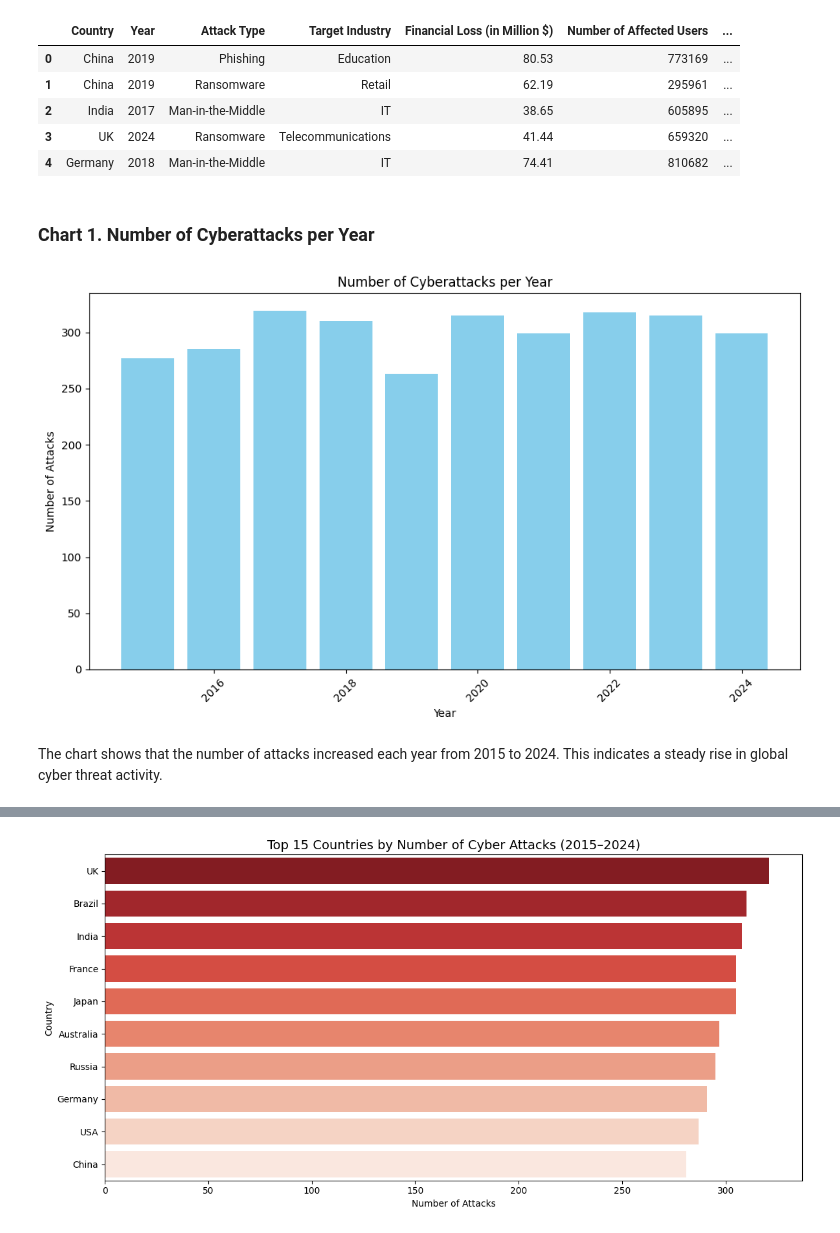
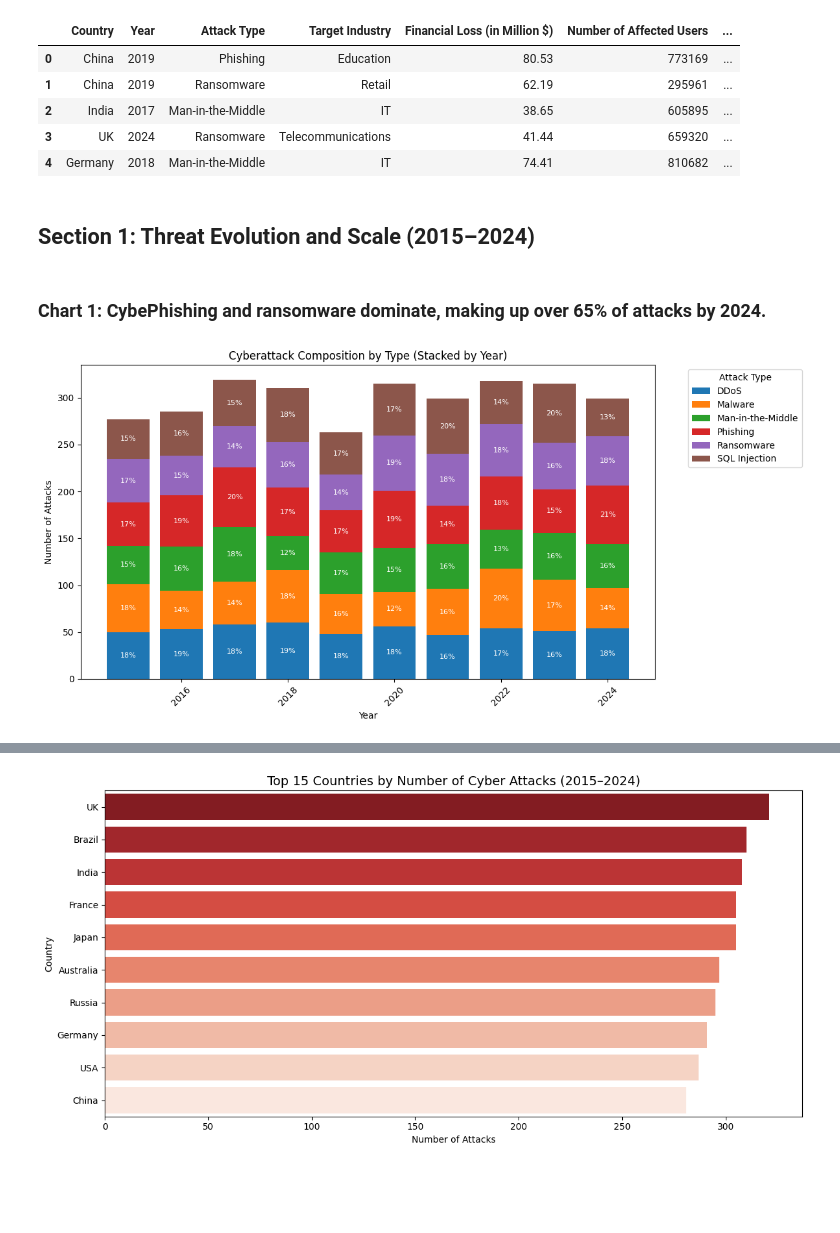
Before and after one commit to dolludaa/Global-Cybersecurity-Threats-2015-2024, a Jupyter notebook: business_analysis.ipynb, the cells around one changed output, grey strips where cells are left out. Cells and saved outputs as stored; diff of their text form; code cells hidden in the pictures; blank space fills up the shorter version.

```diff
--- a/business_analysis.ipynb
+++ b/business_analysis.ipynb
@@ -54,18 +59,32 @@ df.head()
 | 2 | India | 2017 | Man-in-the-Middle | IT | 38.65 | 605895 | ... |
 | 3 | UK | 2024 | Ransomware | Telecommunications | 41.44 | 659320 | ... |
 | 4 | Germany | 2018 | Man-in-the-Middle | IT | 74.41 | 810682 | ... |
-# %% [markdown]
-### Chart 1. Number of Cyberattacks per Year
-# %%
-plt.figure(figsize=(10, 6))
-plt.bar(yearly_attacks['Year'], yearly_attacks['Attack Count'], color='skyblue')
-plt.title("Number of Cyberattacks per Year")
-plt.xlabel("Year")
-plt.ylabel("Number of Attacks")
-plt.xticks(rotation=45)
-plt.tight_layout()
-plt.show()
-# %% [output]
-[figure, removed]
-# %% [markdown]
-The chart shows that the number of attacks increased each year from 2015 to 2024. This indicates a steady rise in global cyber threat activity.
+# %% [markdown]
+## Section 1: Threat Evolution and Scale (2015–2024)
+# %% [markdown]
+### Chart 1: CybePhishing and ransomware dominate, making up over **65%** of attacks by 2024.
+# %%
+attack_trends = df.groupby(['Year', 'Attack Type']).size().unstack(fill_value=0)
+attack_percent = attack_trends.div(attack_trends.sum(axis=1), axis=0) * 100
+
+plt.figure(figsize=(12, 6))
+bottom = np.zeros(len(attack_trends))
+
+for col in attack_trends.columns:
+    values = attack_trends[col].values
+    plt.bar(attack_trends.index, values, bottom=bottom, label=col)
+    for i, val in enumerate(values):
+        percent = attack_percent[col].iloc[i]
+        if percent > 5:
+            plt.text(attack_trends.index[i], bottom[i] + val / 2, f'{percent:.0f}%', ha='center', va='center', fontsize=8, color='white')
+    bottom += values
+
+plt.title('Cyberattack Composition by Type (Stacked by Year)')
+plt.xlabel('Year')
+plt.ylabel('Number of Attacks')
+plt.xticks(rotation=45)
+plt.legend(title='Attack Type', bbox_to_anchor=(1.05, 1), loc='upper left')
+plt.tight_layout()
+plt.show()
+# %% [output]
+[figure, added]
```
Also changed, not shown: parts of 6 cells of this notebook.
